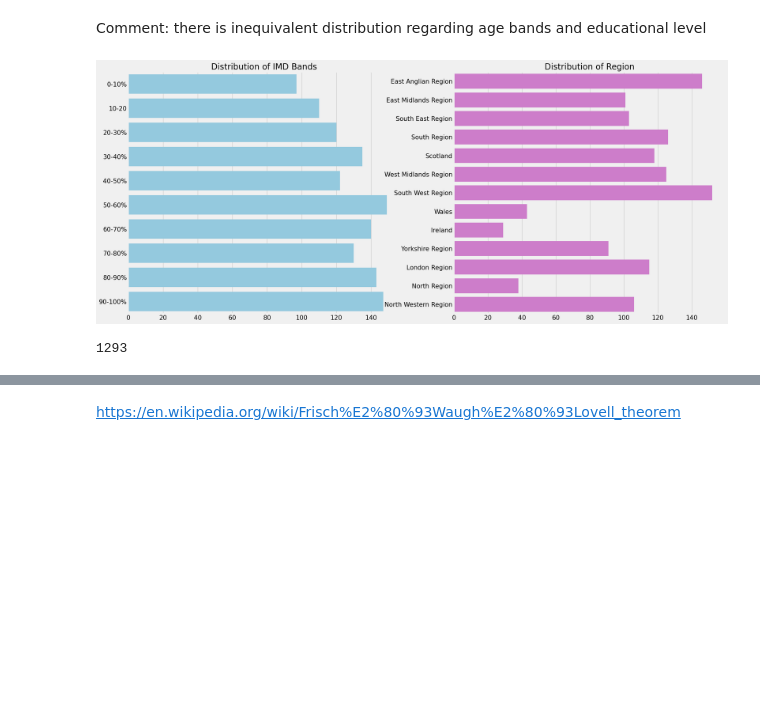
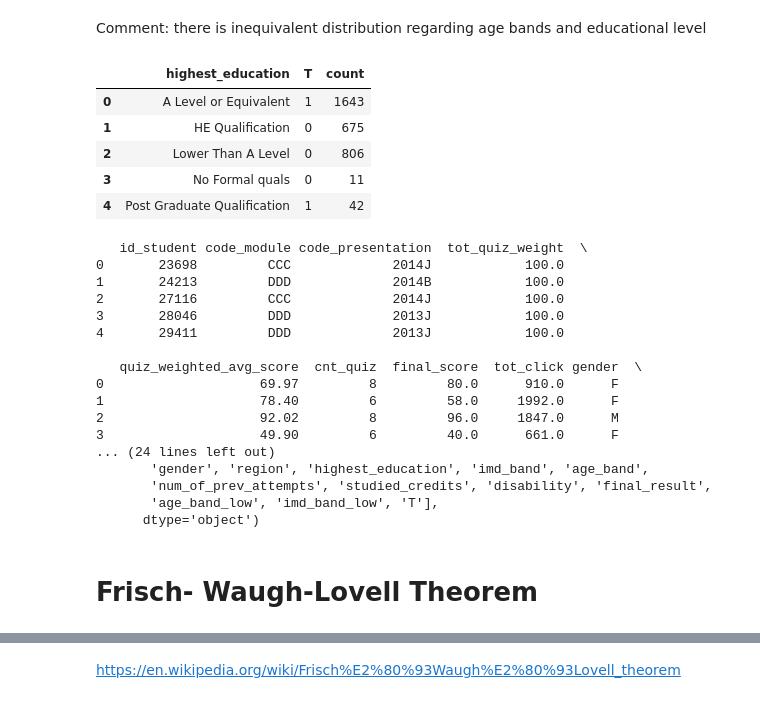
Before and after one commit to mengmengwoo/Causal_Inference, a Jupyter notebook: FWL_Theorem.ipynb, the cells around one changed output, grey strips where cells are left out. Cells and saved outputs as stored; diff of their text form; code cells hidden in the pictures; blank space fills up the shorter version.

Commit message:
Add FWL Theorem notebook and update gitignore

```diff
--- a/FWL_Theorem.ipynb
+++ b/FWL_Theorem.ipynb
@@ -141,11 +154,11 @@ final_data['imd_band_low'] = final_data['imd_band'].str[:2].replace('0-', '0')
 final_data['imd_band_low'] = pd.to_numeric(final_data['imd_band_low'])
 
 # create dummy variable
-final_data['highest_education_numeric'] = final_data['highest_education'].astype('category').cat.codes
+# final_data['highest_education_numeric'] = final_data['highest_education'].astype('category').cat.codes
 
 
-print(final_data[['age_band']].drop_duplicates())
-print(final_data[['highest_education','highest_education_numeric']].drop_duplicates() )
+# print(final_data[['age_band']].drop_duplicates())
+# print(final_data[['highest_education','highest_education_numeric']].drop_duplicates() )
 # %% [output]
    age_band  age_band_low
 0      0-35             0
@@ -209,6 +212,36 @@ plt.show()
 # %% [markdown]
 Comment: there is inequivalent distribution regarding age bands and educational level
 # %%
+# categorized Highest Education into two categories
+final_data = final_data.assign(T = lambda df: (df['highest_education'].isin(['A Level or Equivalent', 'Post Graduate Qualification'])).astype(int))
+final_data.groupby(['highest_education', 'T']).size().reset_index(name = 'count')
 # %% [output]
-[figure, removed]
-1293
+|  | highest_education | T | count |
+| 0 | A Level or Equivalent | 1 | 1643 |
+| 1 | HE Qualification | 0 | 675 |
+| 2 | Lower Than A Level | 0 | 806 |
+| 3 | No Formal quals | 0 | 11 |
+| 4 | Post Graduate Qualification | 1 | 42 |
+# %%
+print(final_data.head())
+print(final_data.columns)
+# %% [output]
+   id_student code_module code_presentation  tot_quiz_weight  \
+0       23698         CCC             2014J            100.0
+1       24213         DDD             2014B            100.0
+2       27116         CCC             2014J            100.0
+3       28046         DDD             2013J            100.0
+4       29411         DDD             2013J            100.0
+
+   quiz_weighted_avg_score  cnt_quiz  final_score  tot_click gender  \
+0                    69.97         8         80.0      910.0      F
+1                    78.40         6         58.0     1992.0      F
+2                    92.02         8         96.0     1847.0      M
+3                    49.90         6         40.0      661.0      F
+... (24 lines left out)
+       'gender', 'region', 'highest_education', 'imd_band', 'age_band',
+       'num_of_prev_attempts', 'studied_credits', 'disability', 'final_result',
+       'age_band_low', 'imd_band_low', 'T'],
+      dtype='object')
+# %% [markdown]
+# Frisch- Waugh-Lovell Theorem
```
Also changed, not shown: parts of 7 cells of this notebook, 12 other files.
